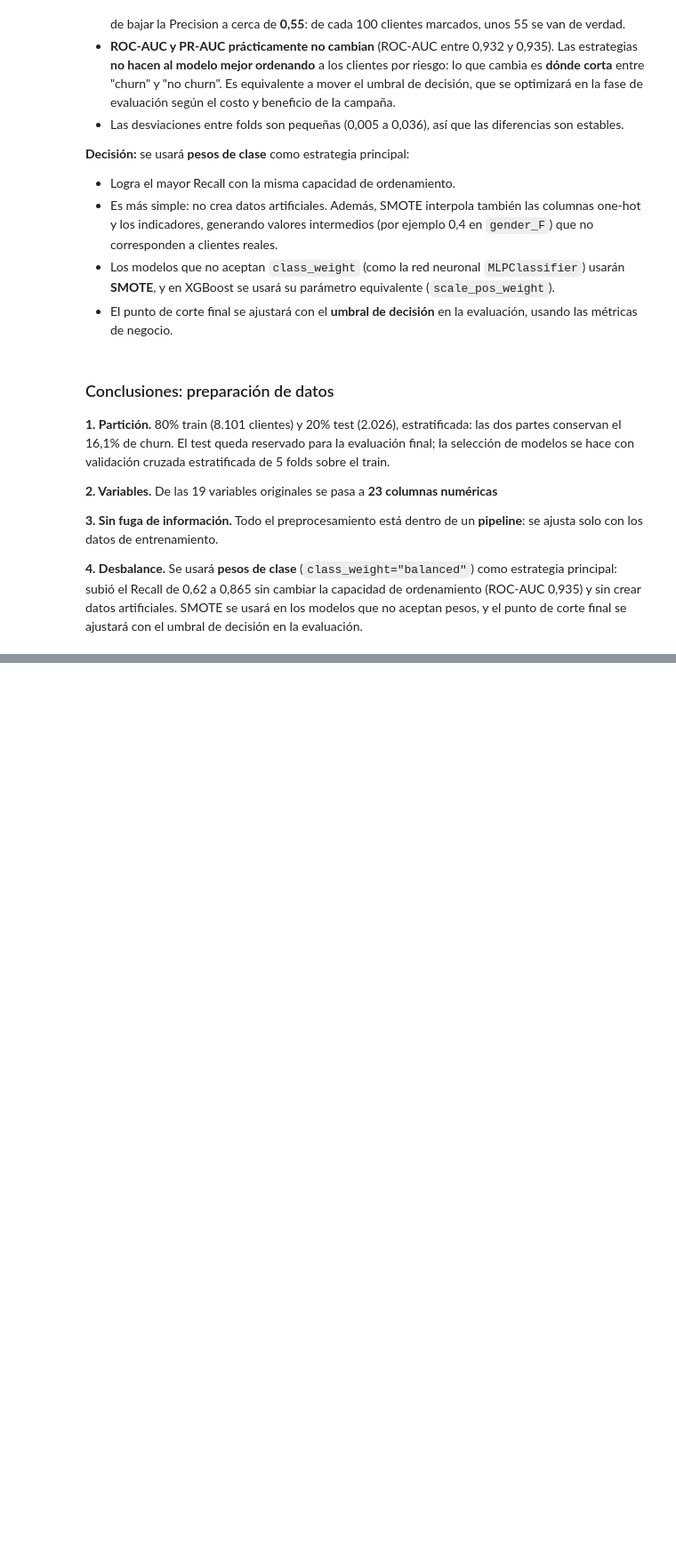
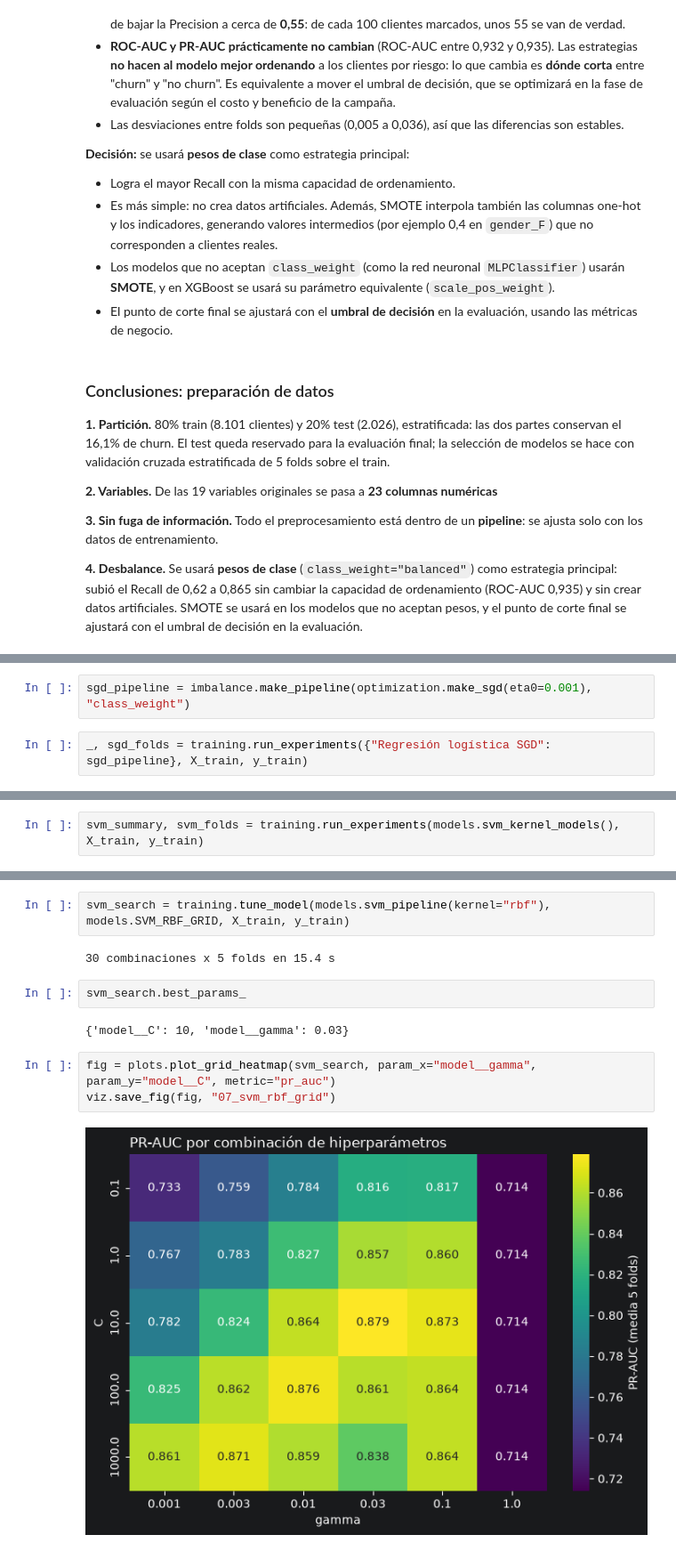
Before and after one commit to crissebasbol/bank_churn_prediction, a Jupyter notebook: notebooks/churn_analysis.ipynb, the cells around one changed output, grey strips where cells are left out. Shown at 89% size. Drawn from its saved outputs; the diff is of its cells as text; blank space fills up the shorter version.

Commit message:
Fase 4 modelos

```diff
--- a/notebooks/churn_analysis.ipynb
+++ b/notebooks/churn_analysis.ipynb
@@ -660,0 +722,4 @@ training.format_cv_summary(imbalance_summary)
+# %%
+sgd_pipeline = imbalance.make_pipeline(optimization.make_sgd(eta0=0.001), "class_weight")
+# %%
+_, sgd_folds = training.run_experiments({"Regresión logística SGD": sgd_pipeline}, X_train, y_train)
@@ -660,0 +750,2 @@ training.format_cv_summary(imbalance_summary)
+# %%
+svm_summary, svm_folds = training.run_experiments(models.svm_kernel_models(), X_train, y_train)
@@ -660,0 +775,13 @@ training.format_cv_summary(imbalance_summary)
+# %%
+svm_search = training.tune_model(models.svm_pipeline(kernel="rbf"), models.SVM_RBF_GRID, X_train, y_train)
+# %% [output]
+30 combinaciones x 5 folds en 15.4 s
+# %%
+svm_search.best_params_
+# %% [output]
+{'model__C': 10, 'model__gamma': 0.03}
+# %%
+fig = plots.plot_grid_heatmap(svm_search, param_x="model__gamma", param_y="model__C", metric="pr_auc")
+viz.save_fig(fig, "07_svm_rbf_grid")
+# %% [output]
+[figure, added]
```
Also changed, not shown: parts of 80 cells of this notebook, 16 other files.
